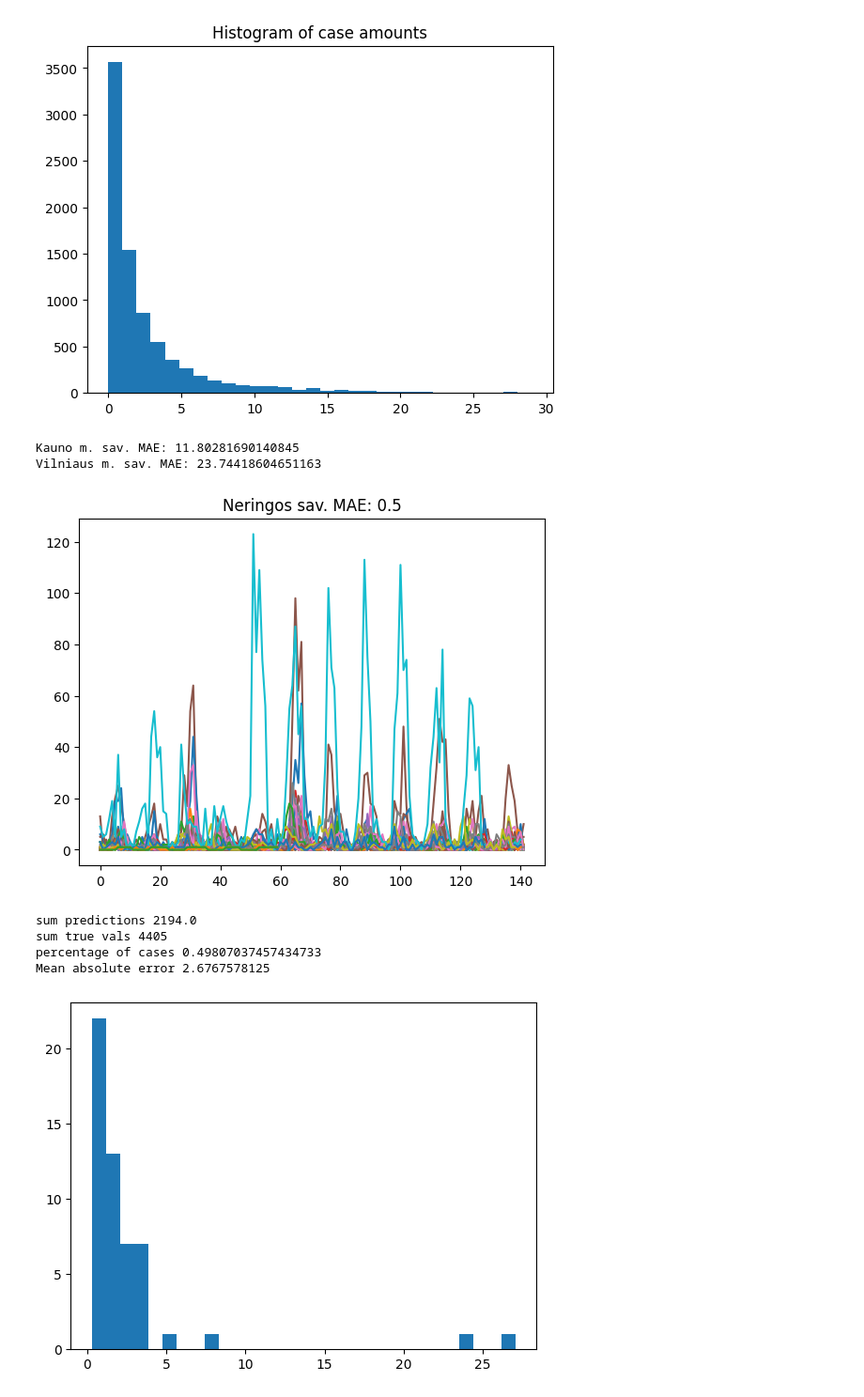
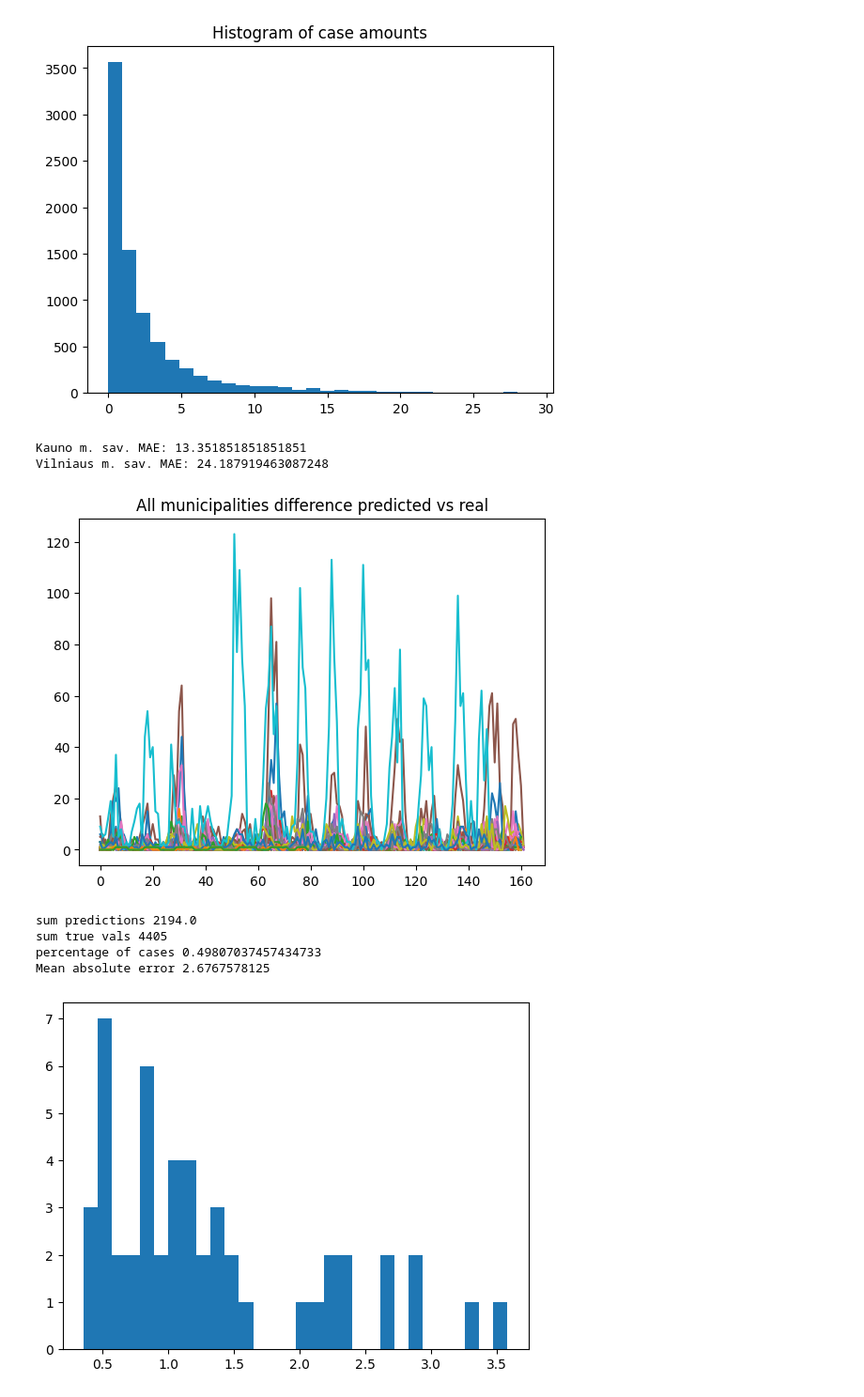
Before and after one commit to AugustusTheBirb/igem-model, a Jupyter notebook: visualize.ipynb, the cells around one changed output. Shown at 94% size. Saved outputs shown, nothing was run; the diff lists cells and outputs as text; code cells hidden in the pictures.

Commit message:
added visualizations and improved model performance

```diff
--- a/visualize.ipynb
+++ b/visualize.ipynb
@@ -39,16 +30,11 @@ cases below 30 make up 64.0 % of cases and 98.0 % of datapoints
 import xgboost as xgb
 model = xgb.XGBRegressor()
 model.load_model("current_model.json")
-
-X_test = df[(df["year"] >= 2017) & (df["name"] == 'Kauno apskritis')].drop(columns=["infection", "name"])
-y_test = df[(df["year"] >= 2017) & (df["name"] == 'Kauno apskritis')]["infection"]
-y_pred = model.predict(X_test)
-y_pred = np.expm1(y_pred)
 # %%
 l = []
 for location in df['name'].unique():
-    X_test = df[(df["year"] < 2017) & (df["name"] == location)].drop(columns=["infection", "name"])
-    y_test = df[(df["year"] < 2017) & (df["name"] == location)]["infection"]
+    X_test = df[(df["name"] == location)].drop(columns=["infection", "name"])
+    y_test = df[(df["name"] == location)]["infection"]
     y_pred = model.predict(X_test)
     y_pred = list(round(y,0) for y in np.expm1(y_pred))
     if len(y_test) == 0:
@@ -64,10 +50,12 @@ for location in df['name'].unique():
     plt.plot(tempx,abs(y_test-y_pred), label="Difference")
     #plt.legend()
     #plt.show()
+plt.title("All municipalities difference predicted vs real")
+plt.show()
 # %% [output]
-Kauno m. sav. MAE: 11.80281690140845
-Vilniaus m. sav. MAE: 23.74418604651163
+Kauno m. sav. MAE: 13.351851851851851
+Vilniaus m. sav. MAE: 24.187919463087248
-[figure, old version]
+[figure, new version]
 # %%
 X_test = df[(df["year"] >= 2017)].drop(columns=["infection", "name"])
 y_test = df[(df["year"] >= 2017)]["infection"]
@@ -76,13 +64,13 @@ y_pred = list(round(y,0) for y in np.expm1(y_pred))
 # %%
 print("sum predictions", sum(y_pred))
 print("sum true vals", sum(y_test))
 print("percentage of cases", sum(y_pred)/sum(y_test))
 print("Mean absolute error", sum(abs(y_pred-y_test))/len(y_test))
-plt.hist(l,bins=30)
+plt.hist(sorted(l)[:-3],bins=30)
 plt.show()
 # %% [output]
 sum predictions 2194.0
 sum true vals 4405
 percentage of cases 0.49807037457434733
 Mean absolute error 2.6767578125
-[figure, old version]
+[figure, new version]
```
Also changed, not shown: parts of 8 cells of this notebook, 8 other files.
